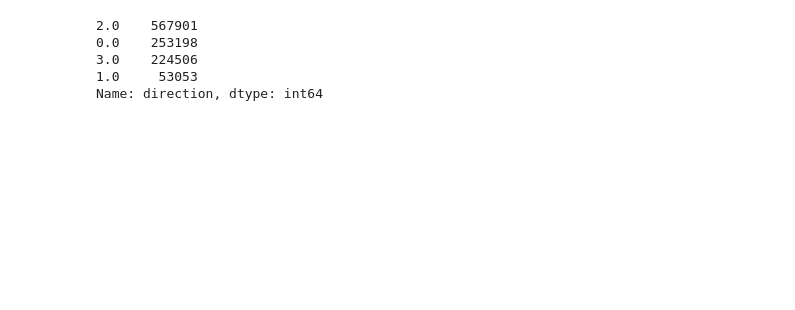
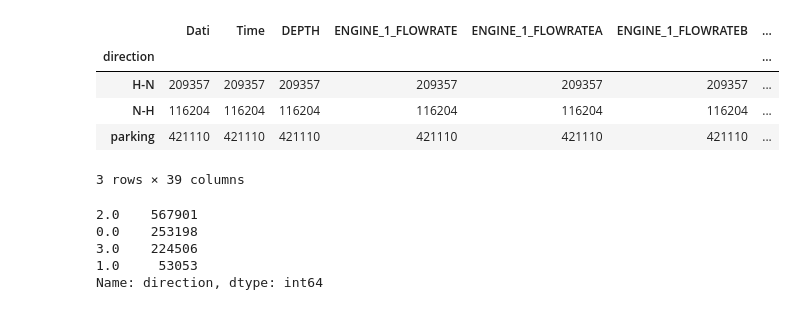
Before and after one commit to pagand/model_optimze_vessel, a Jupyter notebook: Feature/feature_engineering.ipynb, the cells around one changed output. Saved outputs shown, nothing was run; the diff lists cells and outputs as text; code cells hidden in the pictures; blank space fills up the shorter version.

```diff
--- a/Feature/feature_engineering.ipynb
+++ b/Feature/feature_engineering.ipynb
@@ -134 +136,28 @@ N_long = -123.9554
+# %%
+def get_direction():
+    trips = list(df.trip_id.unique())
+    # trip 0 (parking) has direction 0
+    trips.remove(0)
+    direction_dict = {}
+    direction_dict[0] = "parking"
+    for trip in trips:
+        tmp_df = df[df.trip_id==trip].reset_index()
+        if (tmp_df.iloc[-1].LONGITUDE > tmp_df.iloc[0].LONGITUDE) & (tmp_df.iloc[-1].LATITUDE > tmp_df.iloc[0].LATITUDE):
+            direction_dict[trip]="H-N"
+        elif (tmp_df.iloc[-1].LONGITUDE < tmp_df.iloc[0].LONGITUDE) & (tmp_df.iloc[-1].LATITUDE < tmp_df.iloc[0].LATITUDE):
+            direction_dict[trip]="N-H"
+        else:
+            print("error occurs when classifying trip {}".format(trip))
+    return direction_dict
+# %%
+direcs_dict = get_direction()
+df["direction"] = df["trip_id"].apply(lambda x: direcs_dict[x])
+df.groupby("direction").count()
+# %% [output]
+|  | Dati | Time | DEPTH | ENGINE_1_FLOWRATE | ENGINE_1_FLOWRATEA | ENGINE_1_FLOWRATEB | ... |
+| direction |  |  |  |  |  |  | ... |
+| H-N | 209357 | 209357 | 209357 | 209357 | 209357 | 209357 | ... |
+| N-H | 116204 | 116204 | 116204 | 116204 | 116204 | 116204 | ... |
+| parking | 421110 | 421110 | 421110 | 421110 | 421110 | 421110 | ... |
+3 rows × 39 columns
 # %%
```
Also changed, not shown: parts of 17 cells of this notebook, 1 other file.
